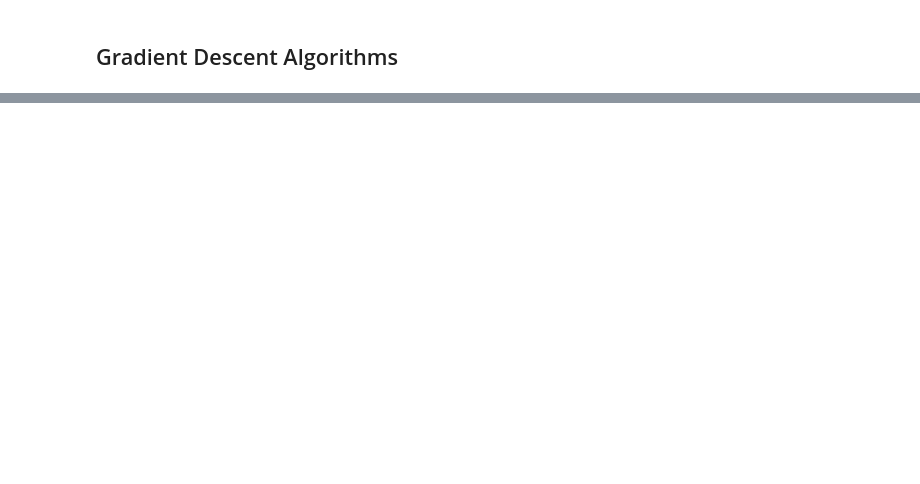
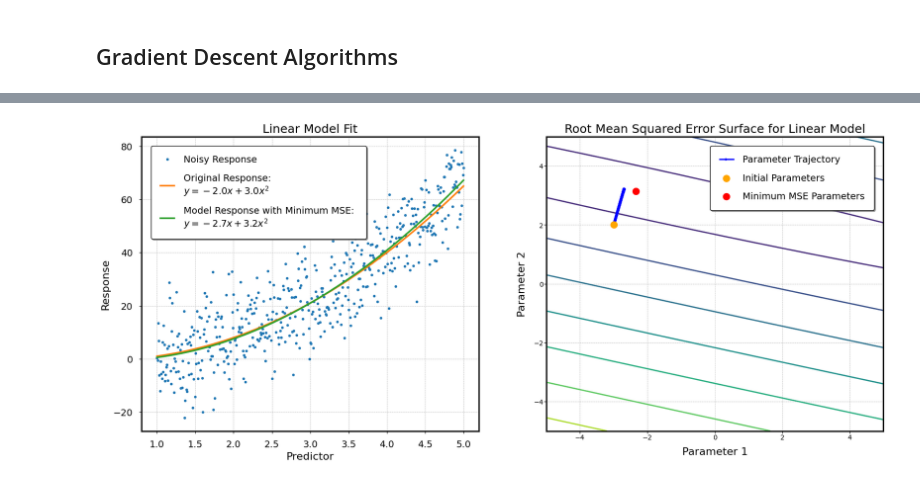
Before and after one commit to giacomobelleri/ML-Practice, a Jupyter notebook: Notebooks/Polynomial-Regression/polynomial-regression.ipynb, the cells around one changed output, grey strips where cells are left out. Cells and saved outputs as stored; diff of their text form; code cells hidden in the pictures; blank space fills up the shorter version.

Commit message:
Added Momentum term

```diff
--- a/Notebooks/Polynomial-Regression/polynomial-regression.ipynb
+++ b/Notebooks/Polynomial-Regression/polynomial-regression.ipynb
@@ -867,0 +873,63 @@ Best Parameters: [ 0.13360552 -2.49431318  3.00822347]
+# %%
+# Tests Gradient Descent with Momentum
+
+# Performs Gradient Descent
+init = np.array([0, -3, 2]).reshape(-1, 1)                                          #Initial guess for parameters
+param_traj = GDMom(Func=MeanSquareError, Model=PolynomialModel,
+                    response=noisy_measured_response, predictors=predictors_matrix,
+                    init=init, gamma=0.5, eta=1e-5, epochs=1000, fixed_params_indices=[0])
+best_params = param_traj[:, -1]                                                     #Extracts best parameters
+
+# Computes model response with best parameters
+best_model_response = PolynomialModel(predictors_matrix, best_params)
+
+# Computes mean squared error on trajectory
+mse_traj = np.array([MeanSquareError(model=PolynomialModel, response=noisy_measured_response,
+                                    predictors=predictors_matrix, params=param) for param in param_traj.T])
+
+# Creates figure for plotting
+fig = plt.figure(figsize=(20, 8))
+ax = fig.add_subplot(122)
+ax.set_xlabel('Parameter 1', labelpad=10)
+ax.set_ylabel('Parameter 2', labelpad=10)
+ax.set_title('Root Mean Squared Error Surface for Linear Model')
+ax.tick_params(axis='both', which='major', labelsize=10, pad=1)
+
+# Plots surface
+mse_surface = mse.reshape(*param_grid[0].shape[-2:])
+ax.contour(param_grid[0], param_grid[1], np.sqrt(mse_surface), cmap='viridis')
+ax.plot(param_traj[1, :], param_traj[2, :], 'b->', markersize=3, zorder=3, label='Parameter Trajectory')
+
+# Adds minimum point
+ax.scatter(param_traj[1, 0], param_traj[2, 0], color='orange', marker='o', s=100, zorder=3,
+            label='Initial Parameters')
+ax.scatter(min_mse_params[1], min_mse_params[2], color='red', marker='o', s=100, zorder=3,
+            label='Minimum MSE Parameters')
+
+# Adds grid and legend
+ax.grid(True, which="both", linestyle="--", linewidth=0.5)
+ax.legend()
+
+# Creates second ax for linear plot
+ax2 = fig.add_subplot(121)
+ax2.set_xlabel('Predictor')
+ax2.set_ylabel('Response')
+ax2.set_title('Linear Model Fit')
+
+# Plots data
+ax2.plot(predictors, noisy_measured_response, label='Noisy Response', linestyle='', marker='o', markersize=3)
+ax2.plot(predictors, measured_response,
+        label=f'Original Response: \n$y={response_params[1]:.1f}x + {response_params[2]:.1f}x^2$ ',
+        linestyle='-', linewidth=2.5)
+ax2.plot(predictors, best_model_response,
+        label=f'Model Response with Minimum MSE: \n$y={best_params[1]:.1f}x + {best_params[2]:.1f}x^2$ ',
+        linestyle='-', linewidth=2.5)
+
+# Adds grid and legend
+ax2.grid(True, which="both", linestyle="--", linewidth=0.5)
+ax2.legend()
+
+# Saves plot
+plt.savefig(CreateFilePath(r'\MeanSquaredErrorSurfaceForQuadraticModel-GDMom', extension='png'))
+# %% [output]
+[figure, added]
```
Also changed, not shown: parts of 5 cells of this notebook, 5 other files.
